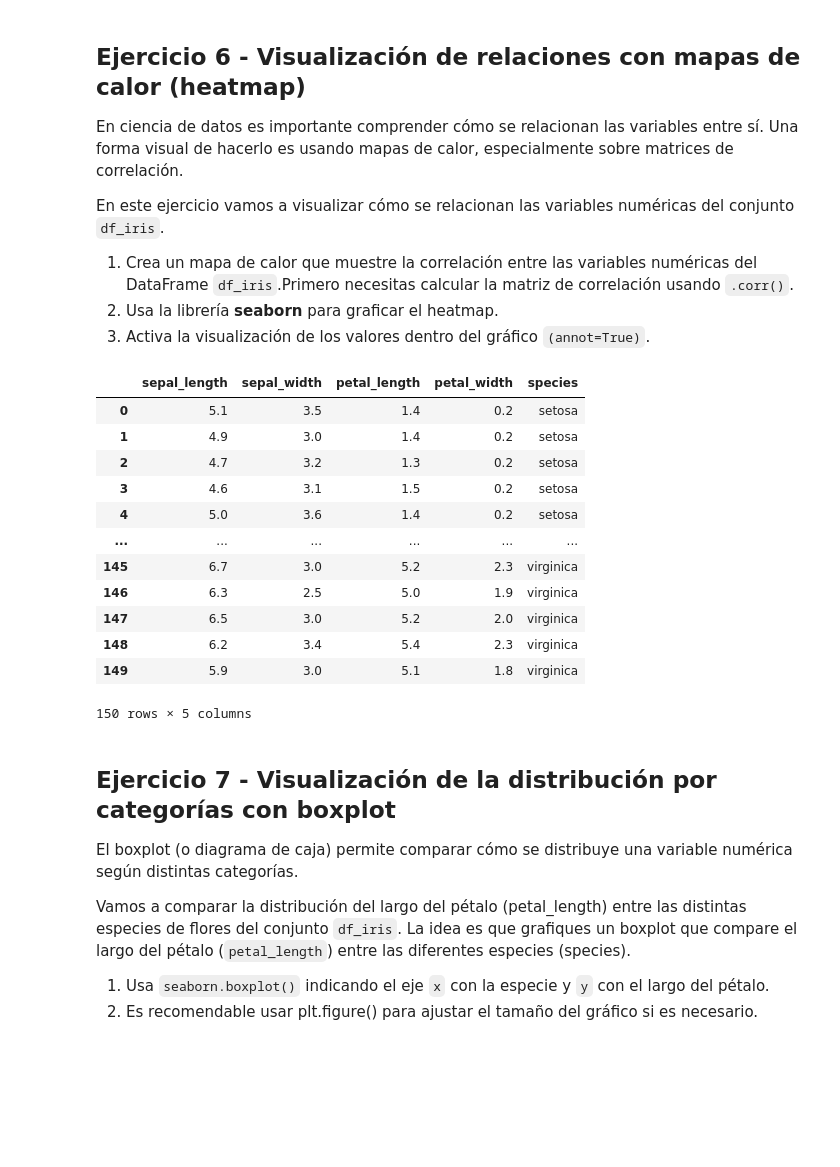
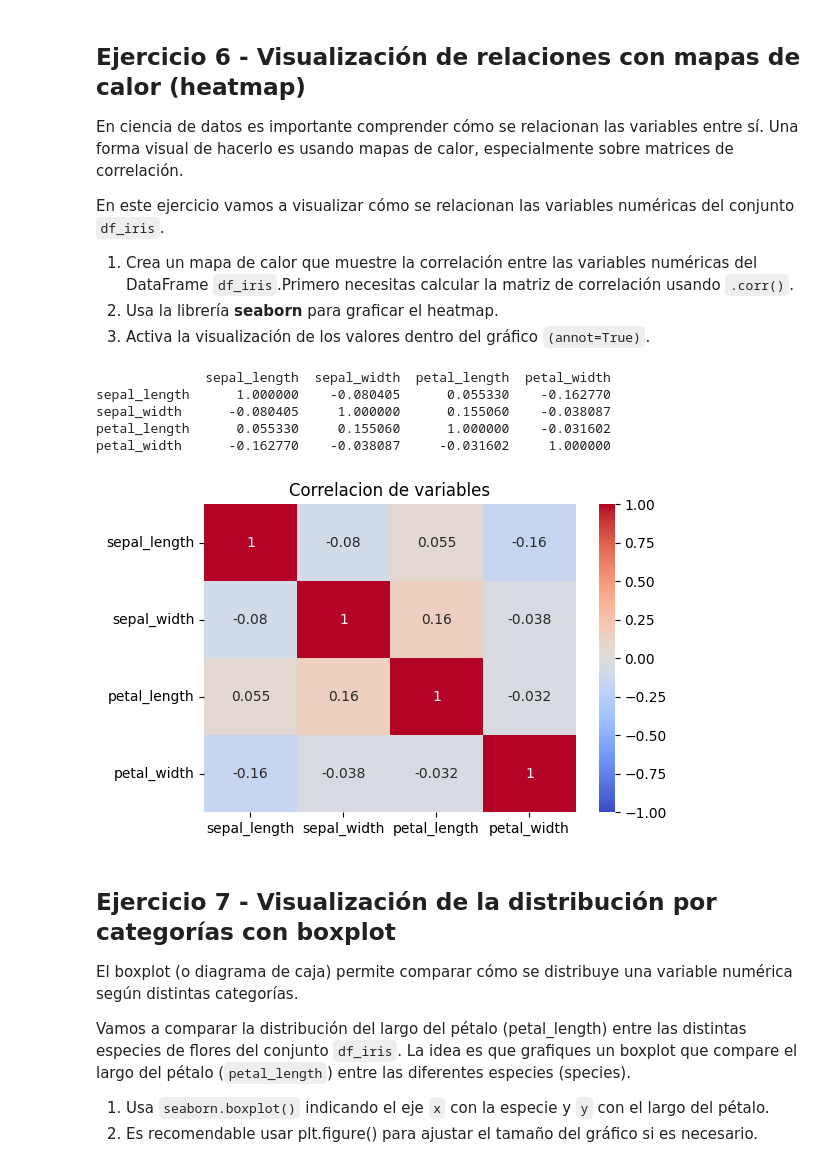
Before and after one commit to 4GeeksAcademy/Jese_David-visualization-exercises-with-matplot-and-seaborn, a Jupyter notebook: notebook/problems.es.ipynb, the cells around one changed output. Cells and saved outputs as stored; diff of their text form; code cells hidden in the pictures; blank space fills up the shorter version.

```diff
--- a/notebook/problems.es.ipynb
+++ b/notebook/problems.es.ipynb
@@ -248,24 +248,24 @@ En este ejercicio vamos a visualizar cómo se relacionan las variables numérica
 1. Crea un mapa de calor que muestre la correlación entre las variables numéricas del DataFrame `df_iris`.Primero necesitas calcular la matriz de correlación usando `.corr()`.
 2. Usa la librería **seaborn** para graficar el heatmap.
 3. Activa la visualización de los valores dentro del gráfico `(annot=True)`.
-# %%
-df_iris
-
-# tu código
-# %% [output]
-|  | sepal_length | sepal_width | petal_length | petal_width | species |
-| 0 | 5.1 | 3.5 | 1.4 | 0.2 | setosa |
-| 1 | 4.9 | 3.0 | 1.4 | 0.2 | setosa |
-| 2 | 4.7 | 3.2 | 1.3 | 0.2 | setosa |
-| 3 | 4.6 | 3.1 | 1.5 | 0.2 | setosa |
-| 4 | 5.0 | 3.6 | 1.4 | 0.2 | setosa |
-| ... | ... | ... | ... | ... | ... |
-| 145 | 6.7 | 3.0 | 5.2 | 2.3 | virginica |
-| 146 | 6.3 | 2.5 | 5.0 | 1.9 | virginica |
-| 147 | 6.5 | 3.0 | 5.2 | 2.0 | virginica |
-| 148 | 6.2 | 3.4 | 5.4 | 2.3 | virginica |
-| 149 | 5.9 | 3.0 | 5.1 | 1.8 | virginica |
-150 rows × 5 columns
+# %%
+df_iris
+
+# Defino mi variable para sacar la correlacion
+corr_matrix = df_iris.select_dtypes(include=['number']).corr()
+print (corr_matrix)
+#Ahora lo grafico
+plt.figure(figsize=(6, 4))
+sns.heatmap(corr_matrix, annot=True, cmap='coolwarm', vmin=-1, vmax=1)
+plt.title('Correlacion de variables')
+plt.show()
+# %% [output]
+              sepal_length  sepal_width  petal_length  petal_width
+sepal_length      1.000000    -0.080405      0.055330    -0.162770
+sepal_width      -0.080405     1.000000      0.155060    -0.038087
+petal_length      0.055330     0.155060      1.000000    -0.031602
+petal_width      -0.162770    -0.038087     -0.031602     1.000000
+[figure, added]
 # %% [markdown]
 ## Ejercicio 7 - Visualización de la distribución por categorías con boxplot
 
```
Also changed, not shown: parts of 5 cells of this notebook.
